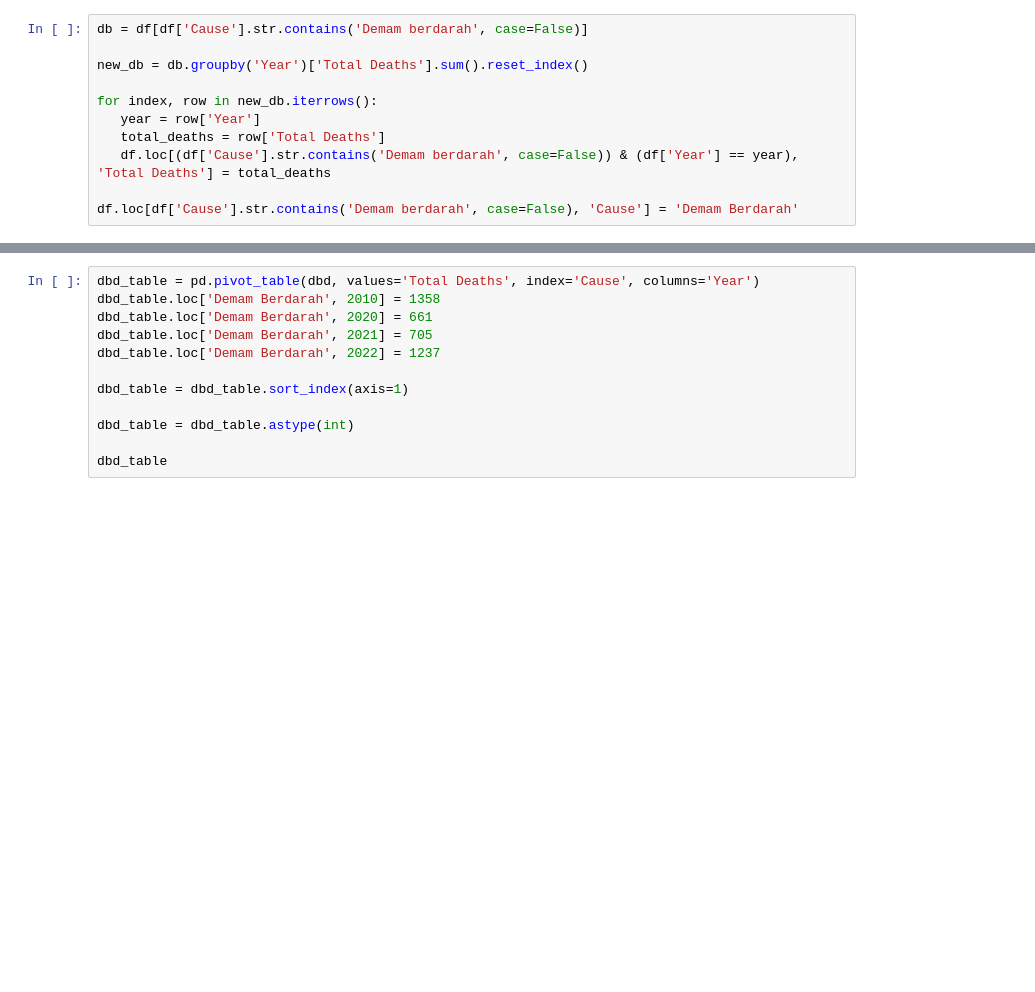
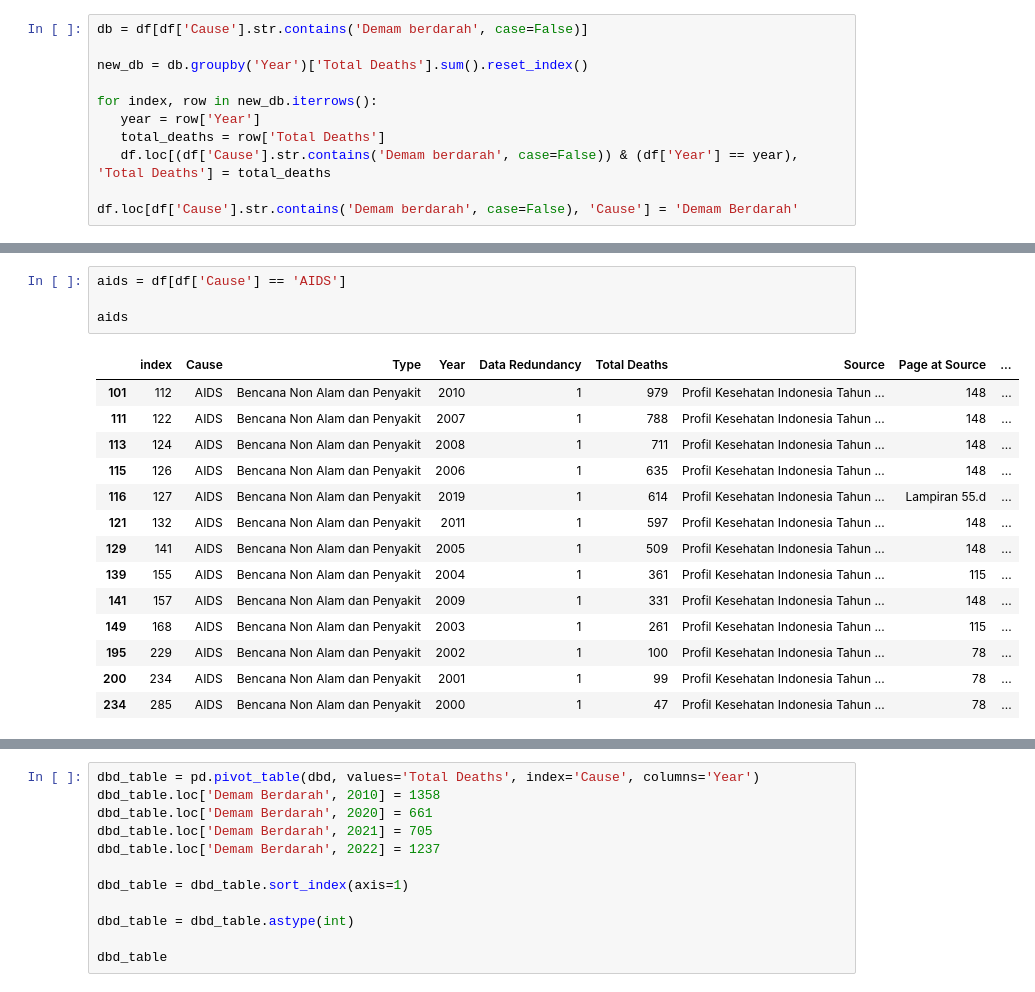
Before and after one commit to Ndraaa15/Cause-of-Death-in-Indonesia, a Jupyter notebook: cause_of_death_infectious_disease_per_year.ipynb, the cells around one changed output, grey strips where cells are left out. Saved outputs shown, nothing was run; the diff lists cells and outputs as text; blank space fills up the shorter version.

```diff
--- a/cause_of_death_infectious_disease_per_year.ipynb
+++ b/cause_of_death_infectious_disease_per_year.ipynb
@@ -199,0 +209,19 @@ df
+# %%
+aids = df[df['Cause'] == 'AIDS']
+
+aids
+# %% [output]
+|  | index | Cause | Type | Year | Data Redundancy | Total Deaths | Source | Page at Source | ... |
+| 101 | 112 | AIDS | Bencana Non Alam dan Penyakit | 2010 | 1 | 979 | Profil Kesehatan Indonesia Tahun ... | 148 | ... |
+| 111 | 122 | AIDS | Bencana Non Alam dan Penyakit | 2007 | 1 | 788 | Profil Kesehatan Indonesia Tahun ... | 148 | ... |
+| 113 | 124 | AIDS | Bencana Non Alam dan Penyakit | 2008 | 1 | 711 | Profil Kesehatan Indonesia Tahun ... | 148 | ... |
+| 115 | 126 | AIDS | Bencana Non Alam dan Penyakit | 2006 | 1 | 635 | Profil Kesehatan Indonesia Tahun ... | 148 | ... |
+| 116 | 127 | AIDS | Bencana Non Alam dan Penyakit | 2019 | 1 | 614 | Profil Kesehatan Indonesia Tahun ... | Lampiran 55.d | ... |
+| 121 | 132 | AIDS | Bencana Non Alam dan Penyakit | 2011 | 1 | 597 | Profil Kesehatan Indonesia Tahun ... | 148 | ... |
+| 129 | 141 | AIDS | Bencana Non Alam dan Penyakit | 2005 | 1 | 509 | Profil Kesehatan Indonesia Tahun ... | 148 | ... |
+| 139 | 155 | AIDS | Bencana Non Alam dan Penyakit | 2004 | 1 | 361 | Profil Kesehatan Indonesia Tahun ... | 115 | ... |
+| 141 | 157 | AIDS | Bencana Non Alam dan Penyakit | 2009 | 1 | 331 | Profil Kesehatan Indonesia Tahun ... | 148 | ... |
+| 149 | 168 | AIDS | Bencana Non Alam dan Penyakit | 2003 | 1 | 261 | Profil Kesehatan Indonesia Tahun ... | 115 | ... |
+| 195 | 229 | AIDS | Bencana Non Alam dan Penyakit | 2002 | 1 | 100 | Profil Kesehatan Indonesia Tahun ... | 78 | ... |
+| 200 | 234 | AIDS | Bencana Non Alam dan Penyakit | 2001 | 1 | 99 | Profil Kesehatan Indonesia Tahun ... | 78 | ... |
+| 234 | 285 | AIDS | Bencana Non Alam dan Penyakit | 2000 | 1 | 47 | Profil Kesehatan Indonesia Tahun ... | 78 | ... |
```
Also changed, not shown: parts of 14 cells of this notebook.
